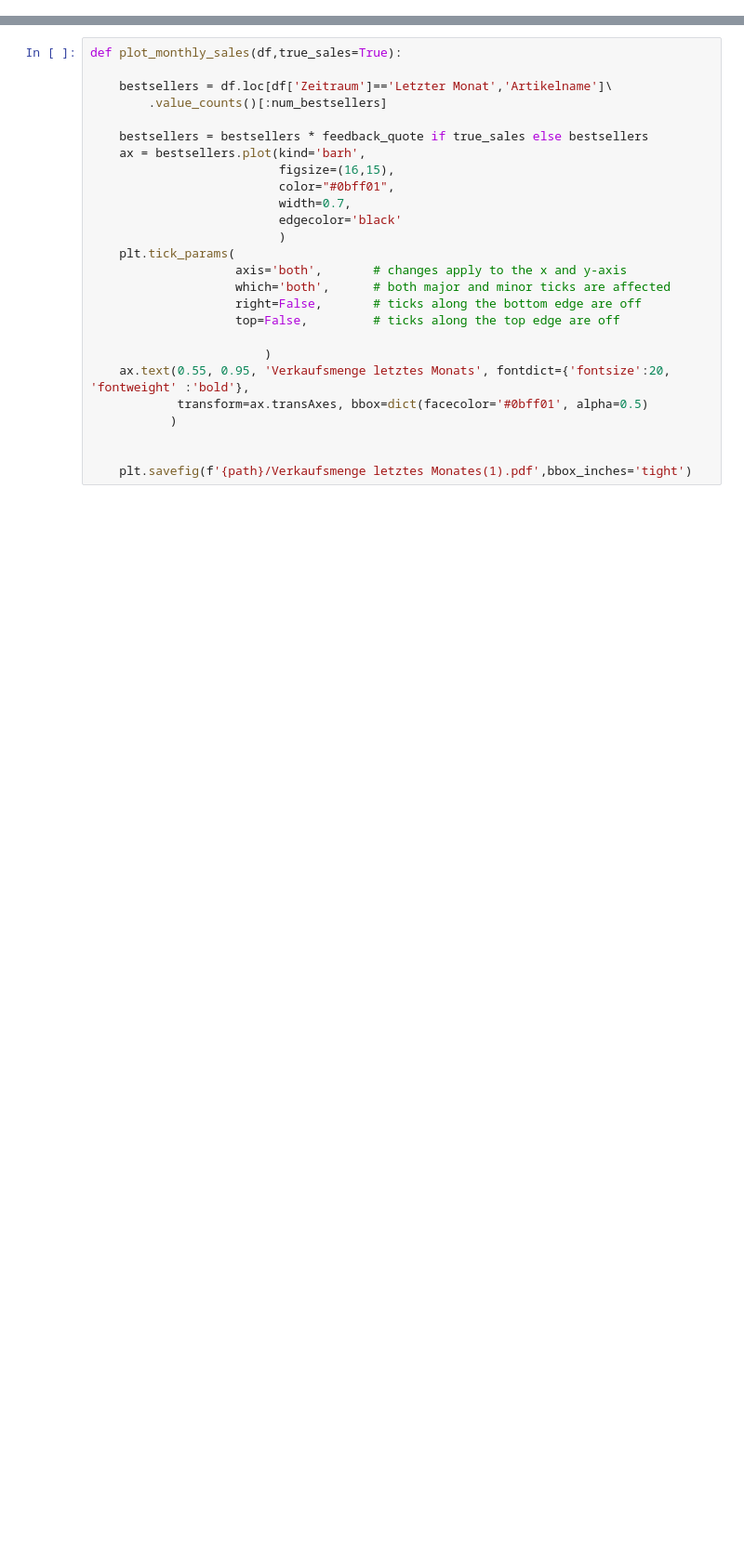
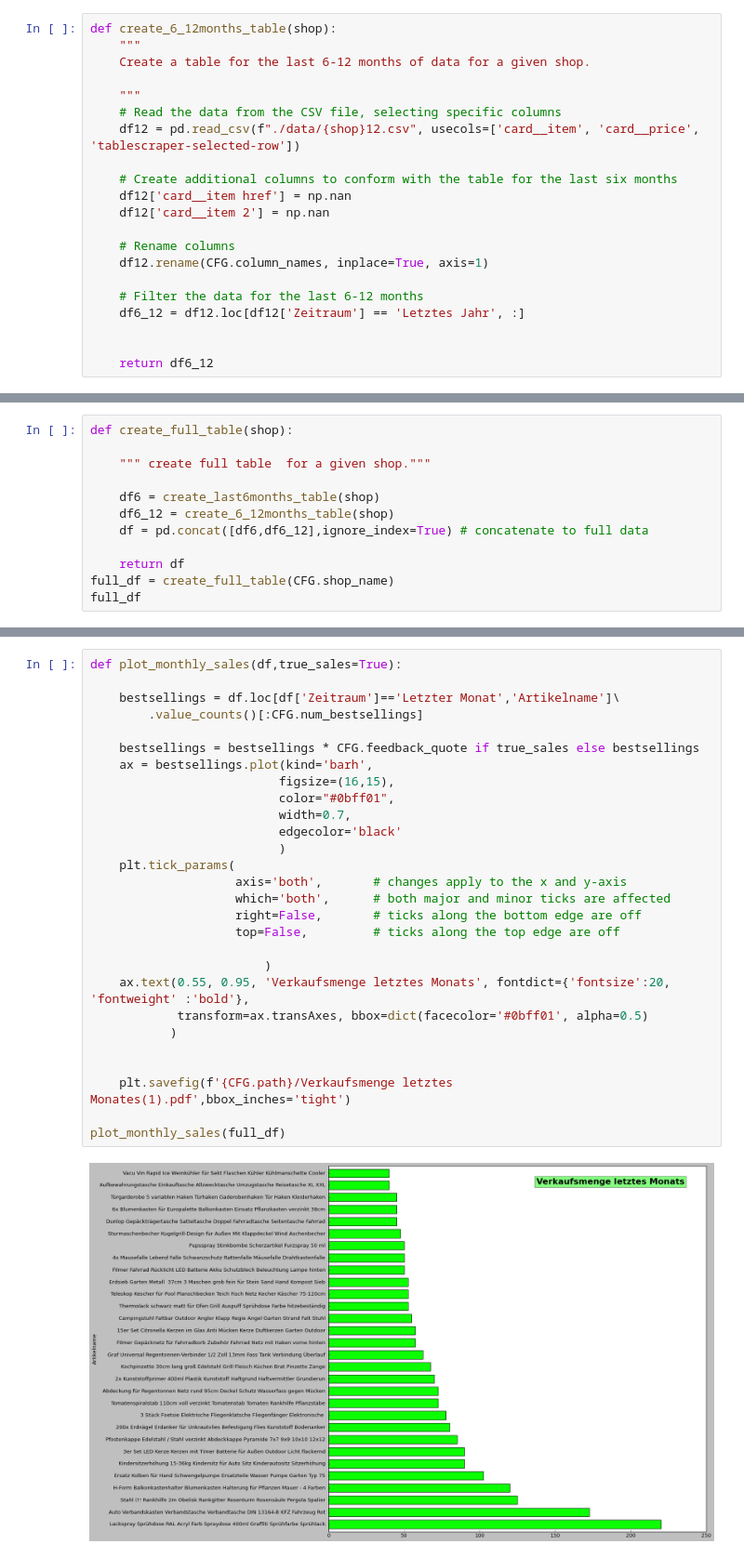
Before and after one commit to isaacduong/eBay_Amazon_dpd_data_analyzer, a Jupyter notebook: sales_analysis.ipynb, the cells around one changed output, grey strips where cells are left out. Shown at 93% size. Saved outputs shown, nothing was run; the diff lists cells and outputs as text; blank space fills up the shorter version.

```diff
--- a/sales_analysis.ipynb
+++ b/sales_analysis.ipynb
@@ -100 +85,22 @@ df
+# %%
+def create_6_12months_table(shop):
+    """
+    Create a table for the last 6-12 months of data for a given shop.
+
+    """
+    # Read the data from the CSV file, selecting specific columns
+    df12 = pd.read_csv(f"./data/{shop}12.csv", usecols=['card__item', 'card__price', 'tablescraper-selected-row'])
+
+    # Create additional columns to conform with the table for the last six months
+    df12['card__item href'] = np.nan
+    df12['card__item 2'] = np.nan
+
+    # Rename columns
+    df12.rename(CFG.column_names, inplace=True, axis=1)
+
+    # Filter the data for the last 6-12 months
+    df6_12 = df12.loc[df12['Zeitraum'] == 'Letztes Jahr', :]
+
+
+    return df6_12
 # %%
@@ -145,0 +146,12 @@ def fill_nan(df):
+# %%
+def create_full_table(shop):
+
+    """ create full table  for a given shop."""
+
+    df6 = create_last6months_table(shop)
+    df6_12 = create_6_12months_table(shop)
+    df = pd.concat([df6,df6_12],ignore_index=True) # concatenate to full data
+
+    return df
+full_df = create_full_table(CFG.shop_name)
+full_df
@@ -224,29 +257,33 @@ final_df['Art_Name'] = final_df.Artikelname.apply(short_item_name)
 # %%
 def plot_monthly_sales(df,true_sales=True):
 
-    bestsellers = df.loc[df['Zeitraum']=='Letzter Monat','Artikelname']\
-        .value_counts()[:num_bestsellers]
+    bestsellings = df.loc[df['Zeitraum']=='Letzter Monat','Artikelname']\
+        .value_counts()[:CFG.num_bestsellings]
 
-    bestsellers = bestsellers * feedback_quote if true_sales else bestsellers
-    ax = bestsellers.plot(kind='barh',
+    bestsellings = bestsellings * CFG.feedback_quote if true_sales else bestsellings
+    ax = bestsellings.plot(kind='barh',
                           figsize=(16,15),
                           color="#0bff01",
                           width=0.7,
                           edgecolor='black'
                           )
     plt.tick_params(
                     axis='both',       # changes apply to the x and y-axis
                     which='both',      # both major and minor ticks are affected
                     right=False,       # ticks along the bottom edge are off
                     top=False,         # ticks along the top edge are off
 
                         )
     ax.text(0.55, 0.95, 'Verkaufsmenge letztes Monats', fontdict={'fontsize':20, 'fontweight' :'bold'},
             transform=ax.transAxes, bbox=dict(facecolor='#0bff01', alpha=0.5)
            )
 
 
-    plt.savefig(f'{path}/Verkaufsmenge letztes Monates(1).pdf',bbox_inches='tight')
+    plt.savefig(f'{CFG.path}/Verkaufsmenge letztes Monates(1).pdf',bbox_inches='tight')
+
+plot_monthly_sales(full_df)
+# %% [output]
+[figure, added]
 # %%
 def plot_yearly_sales(df,true_sales=True):
 
```
Also changed, not shown: parts of 46 cells of this notebook, 1 other file.
